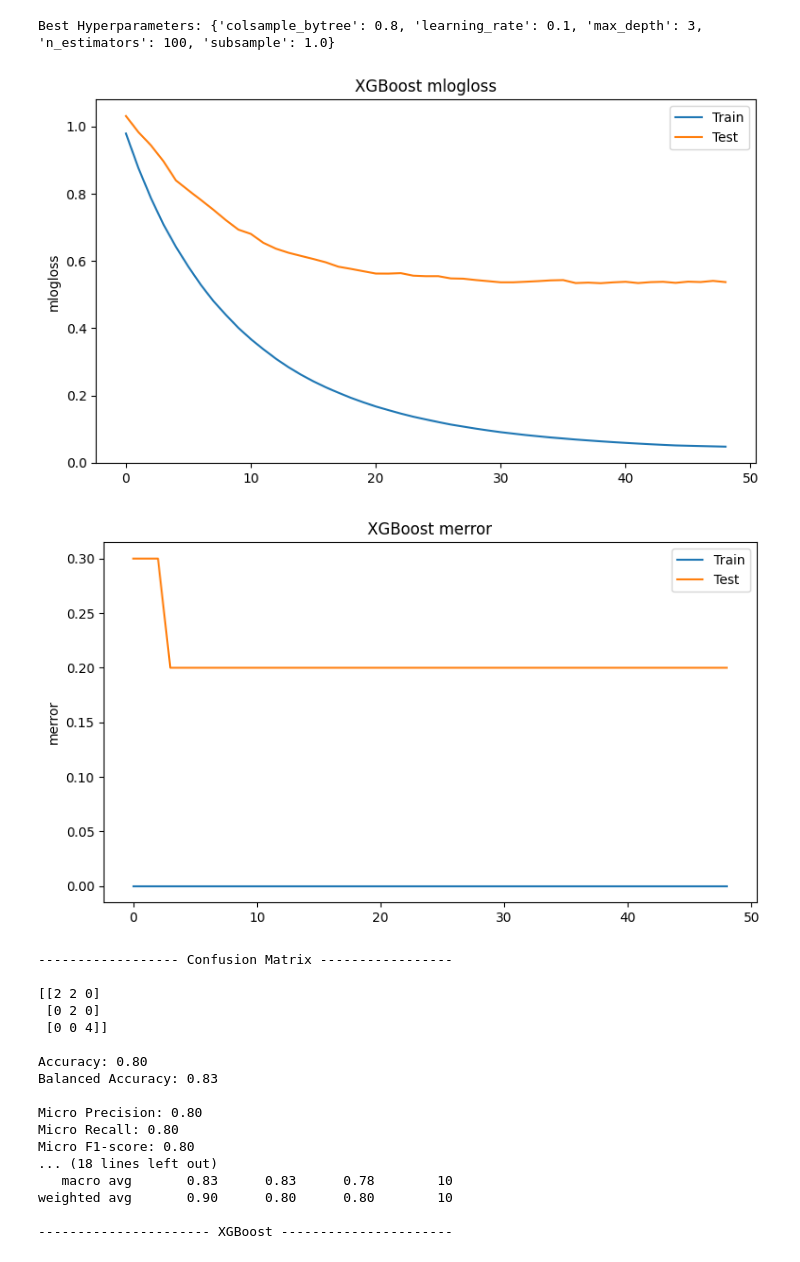
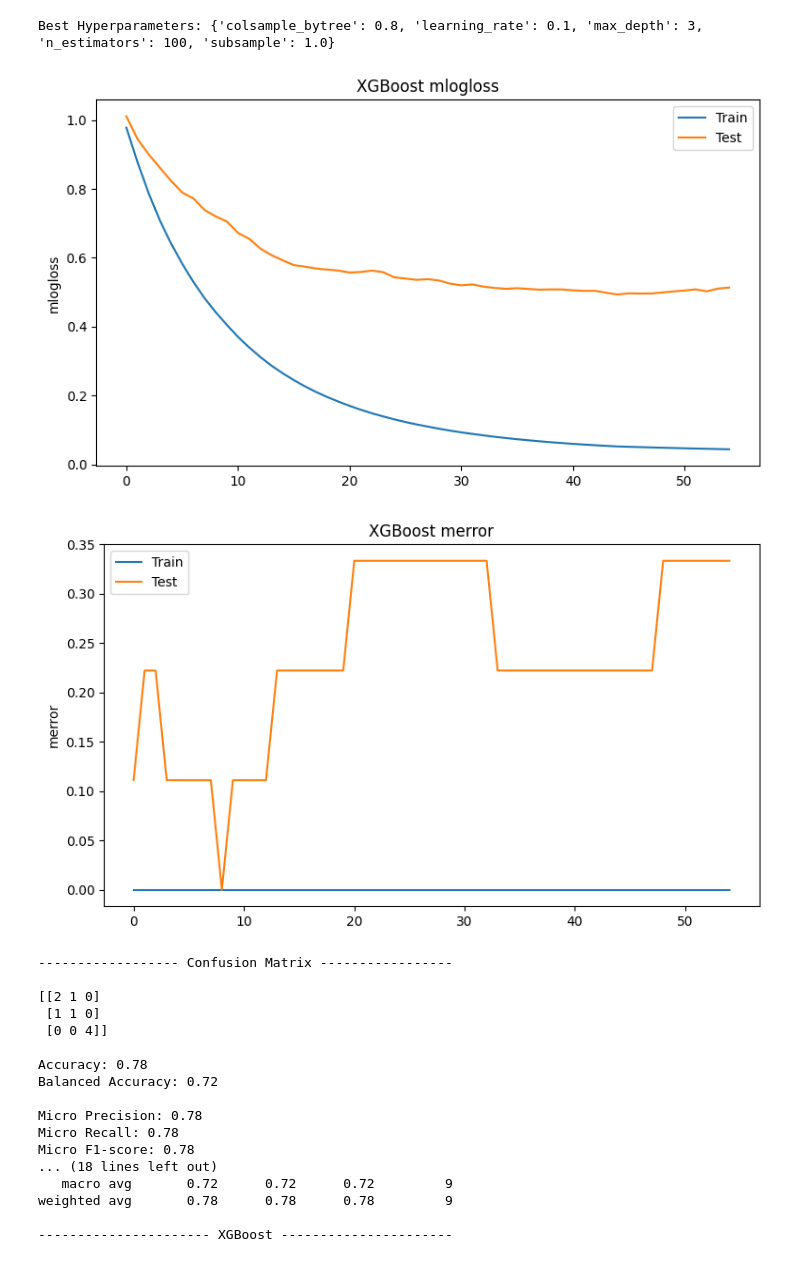
Before and after one commit to Sebarz98/NeuroLupus_ML, a Jupyter notebook: XGBoost.ipynb, the cells around one changed output. Drawn from its saved outputs; the diff is of its cells as text; code cells hidden in the pictures.

```diff
--- a/XGBoost.ipynb
+++ b/XGBoost.ipynb
@@ -31,9 +33,12 @@ from sklearn.metrics import accuracy_score, classification_report
 # %%
 # Load Dataset
 
-file_path = "data"
+file_path = "/Users/Sebastiano/ML_MRI copy.xlsx"
 df = pd.read_excel(file_path)
+
+df = shuffle(df)
+df.reset_index(inplace=True, drop=True)
 
 print("N° of patients: {}".format(len(df)))
 print("N° of columns: {}".format(df.shape[1]))
-df.head()
+print(df)
@@ -158,16 +153,31 @@ best_hyperparameters = {
 # Update the xgb_params dictionary with the best hyperparameters
 xgb_params.update(best_hyperparameters)
 
-# Convert labels to numpy arrays
-#y_train = y_train.values
-#y_test = y_test.values
+# Initialize StratifiedKFold
+stratified_kfold = StratifiedKFold(n_splits=5, shuffle=True, random_state=42)
 
-# Initialize and train the XGBoost classifier with the best hyperparameters
-xgb_clf = xgb.XGBClassifier(**xgb_params)
-xgb_clf.fit(X_train, y_train, verbose=0, eval_set=[(X_train, y_train), (X_test, y_test)])
+# Initialize arrays to store the results
+validation_results = {'train': {'mlogloss': [], 'merror': []}, 'test': {'mlogloss': [], 'merror': []}}
+
+# Perform Stratified K-Fold Cross Validation
+for train_index, test_index in stratified_kfold.split(X, y):
+    X_train, X_test = X.iloc[train_index], X.iloc[test_index]
+    y_train, y_test = y.iloc[train_index], y.iloc[test_index]
+
+    # Initialize and train the XGBoost classifier with the best hyperparameters
+    xgb_clf = xgb.XGBClassifier(**xgb_params)
+    xgb_clf.fit(X_train, y_train, verbose=0, eval_set=[(X_train, y_train), (X_test, y_test)])
+
+    # Retrieve results for plotting
+    results = xgb_clf.evals_result()
+    for i, key in enumerate(['validation_0', 'validation_1']):
+        for metric in ['mlogloss', 'merror']:
+            validation_results['train' if i == 0 else 'test'][metric].append(results[key][metric][-1])
+
+# Compute average results over folds
+average_results = {key: {metric: np.mean(validation_results[key][metric]) for metric in validation_results[key]} for key in validation_results}
 
 # Prepare evaluation metric plots
-results = xgb_clf.evals_result()
 epochs = len(results['validation_0']['mlogloss'])
 x_axis = range(0, epochs)
 
@@ -188,49 +198,49 @@ ax.legend()
 plt.ylabel('merror')
 plt.title('XGBoost merror')
 plt.show()
 
 # Get predictions on the test set
 y_pred = xgb_clf.predict(X_test)
 
 # Print confusion matrix and evaluation metrics
 print('\n------------------ Confusion Matrix -----------------\n')
 print(confusion_matrix(y_test, y_pred))
 
 print('\nAccuracy: {:.2f}'.format(accuracy_score(y_test, y_pred)))
 print('Balanced Accuracy: {:.2f}\n'.format(balanced_accuracy_score(y_test, y_pred)))
 
 print('Micro Precision: {:.2f}'.format(precision_score(y_test, y_pred, average='micro')))
 print('Micro Recall: {:.2f}'.format(recall_score(y_test, y_pred, average='micro')))
 print('Micro F1-score: {:.2f}\n'.format(f1_score(y_test, y_pred, average='micro')))
 
 print('Macro Precision: {:.2f}'.format(precision_score(y_test, y_pred, average='macro')))
 print('Macro Recall: {:.2f}'.format(recall_score(y_test, y_pred, average='macro')))
 print('Macro F1-score: {:.2f}\n'.format(f1_score(y_test, y_pred, average='macro')))
 
 print('Weighted Precision: {:.2f}'.format(precision_score(y_test, y_pred, average='weighted')))
 print('Weighted Recall: {:.2f}'.format(recall_score(y_test, y_pred, average='weighted')))
 print('Weighted F1-score: {:.2f}'.format(f1_score(y_test, y_pred, average='weighted')))
 
 print('\n--------------- Classification Report ---------------\n')
 print(classification_report(y_test, y_pred))
 print('---------------------- XGBoost ----------------------')
 # %% [output]
-[figure, old version]
+[figure, new version]
-[figure, old version]
+[figure, new version]
 ------------------ Confusion Matrix -----------------
 
-[[2 2 0]
- [0 2 0]
+[[2 1 0]
+ [1 1 0]
  [0 0 4]]
 
-Accuracy: 0.80
-Balanced Accuracy: 0.83
+Accuracy: 0.78
+Balanced Accuracy: 0.72
 
-Micro Precision: 0.80
-Micro Recall: 0.80
-Micro F1-score: 0.80
+Micro Precision: 0.78
+Micro Recall: 0.78
+Micro F1-score: 0.78
 ... (18 lines left out)
-   macro avg       0.83      0.83      0.78        10
-weighted avg       0.90      0.80      0.80        10
+   macro avg       0.72      0.72      0.72         9
+weighted avg       0.78      0.78      0.78         9
 
 ---------------------- XGBoost ----------------------
```
Also changed, not shown: parts of 5 cells of this notebook, 6 other files.
